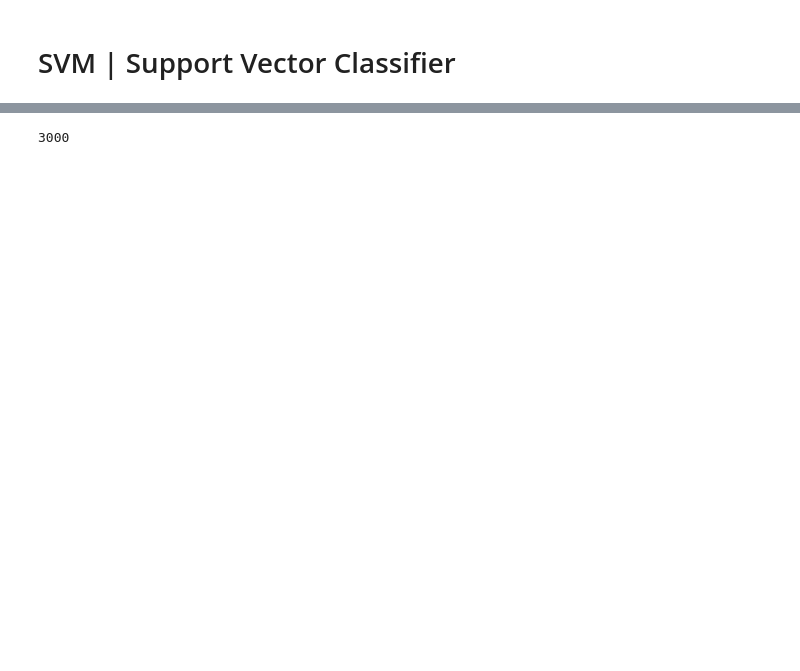
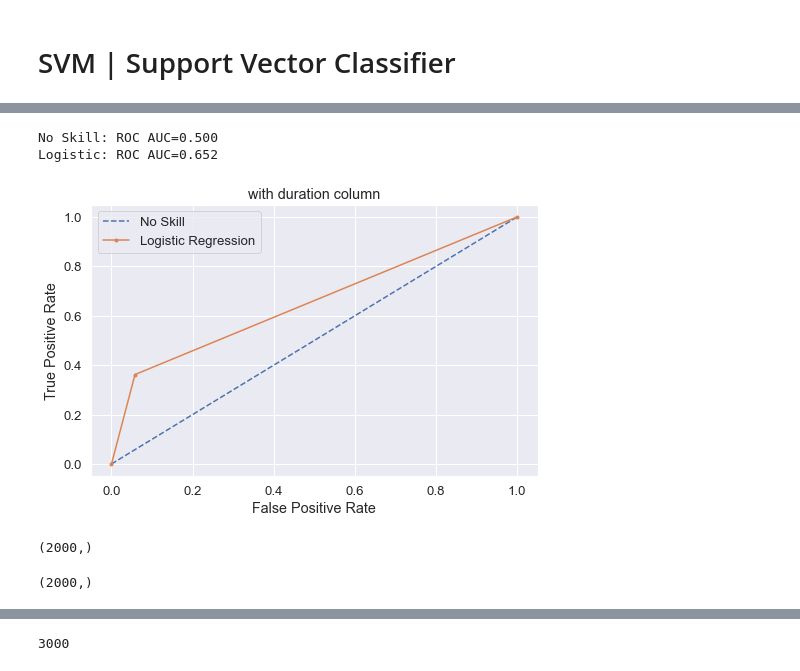
Before and after one commit to aylinaydincs/CS454_Project, a Jupyter notebook: DataPreprocess_OneHotEncoding.ipynb, the cells around one changed output, grey strips where cells are left out. Saved outputs shown, nothing was run; the diff lists cells and outputs as text; code cells hidden in the pictures; blank space fills up the shorter version.

```diff
--- a/DataPreprocess_OneHotEncoding.ipynb
+++ b/DataPreprocess_OneHotEncoding.ipynb
@@ -248,3 +327,17 @@ F1 score with duration column:  0.4678217821782178
+# %%
+plot_roc(y_test, y_pred)
+# %% [output]
+No Skill: ROC AUC=0.500
+Logistic: ROC AUC=0.652
+[figure, added]
+# %%
+y_test.shape
+# %% [output]
+(2000,)
+# %%
+y_pred.shape
+# %% [output]
+(2000,)
 # %%
 cm = confusion_matrix(y_test, [round(y) for y in y_pred], labels=[0, 1])
 disp = ConfusionMatrixDisplay(confusion_matrix=cm)
```
Also changed, not shown: parts of 32 cells of this notebook.
